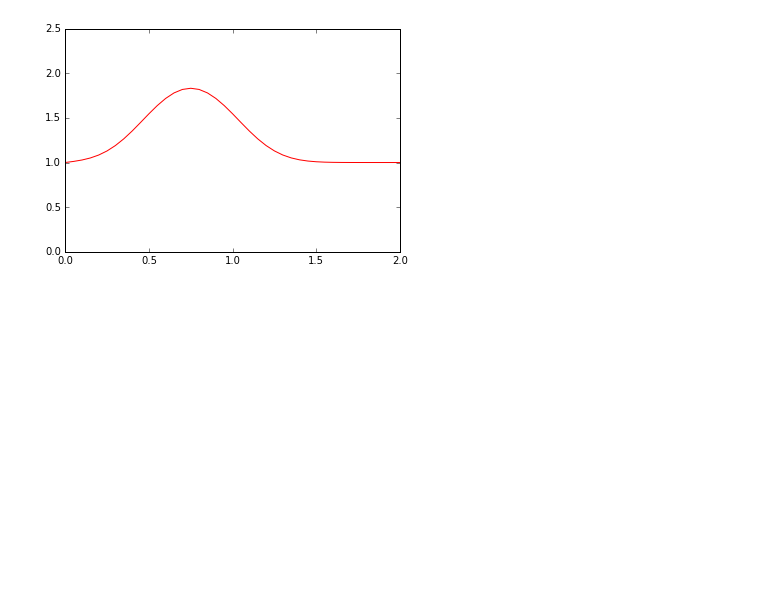
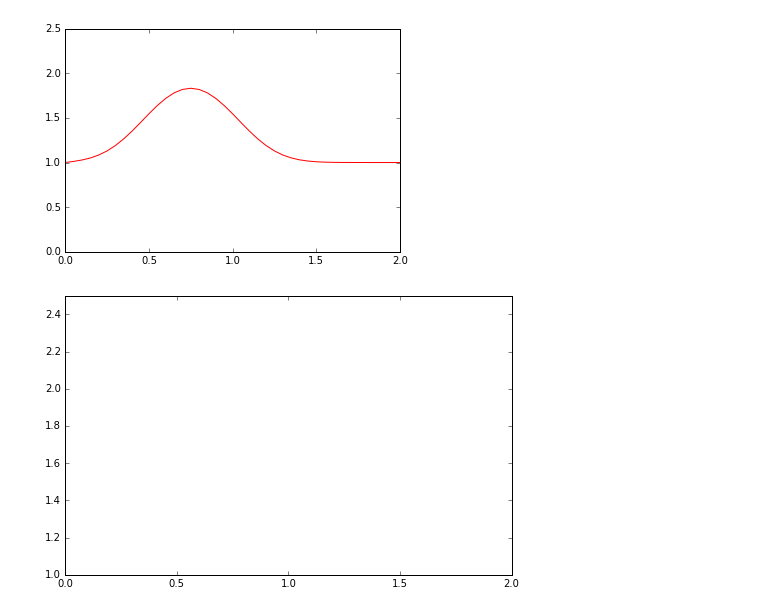
Before and after one commit to aditya3012/NumericalMethods, a Jupyter notebook: M2-Lesson3.ipynb, the cells around one changed output. Saved outputs shown, nothing was run; the diff lists cells and outputs as text; code cells hidden in the pictures; blank space fills up the shorter version.

```diff
--- a/M2-Lesson3.ipynb
+++ b/M2-Lesson3.ipynb
@@ -33,0 +44,6 @@ pyplot.ylim(0,2.5)
+# %%
+fig = pyplot.figure(figsize=(8,5))
+ax = pyplot.axes(xlim=(0,2), ylim=(1,2.5))
+line = ax.plot([], [], color='#003366', ls='--', lw=3)[0]
+# %% [output]
+[figure, added]
```
Also changed, not shown: parts of 5 cells of this notebook, 2 other files.
